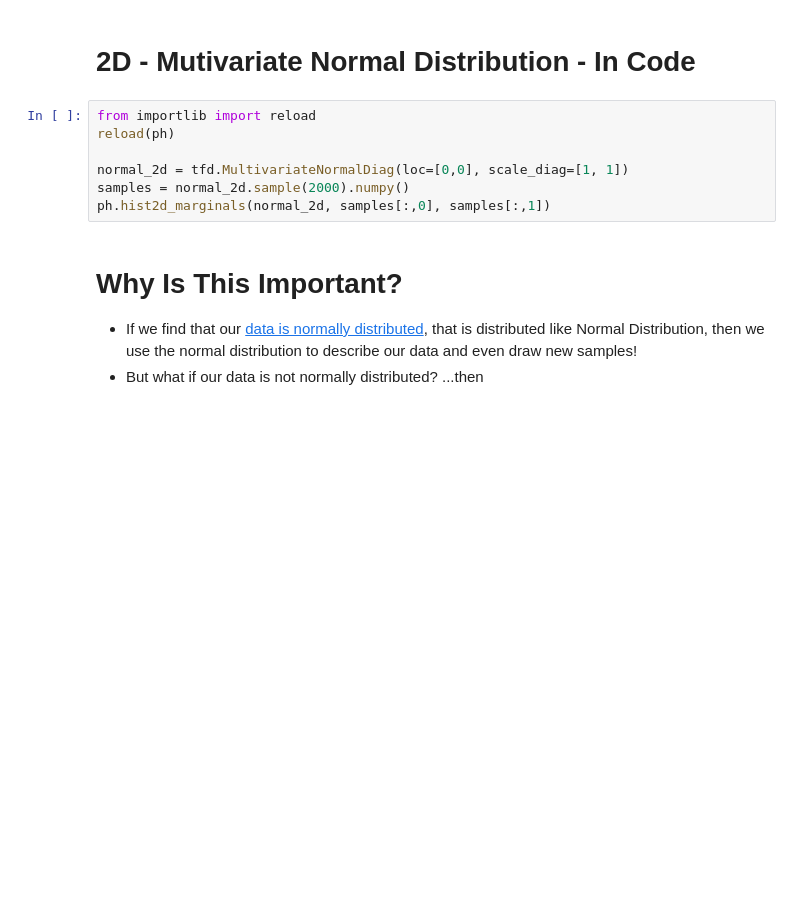
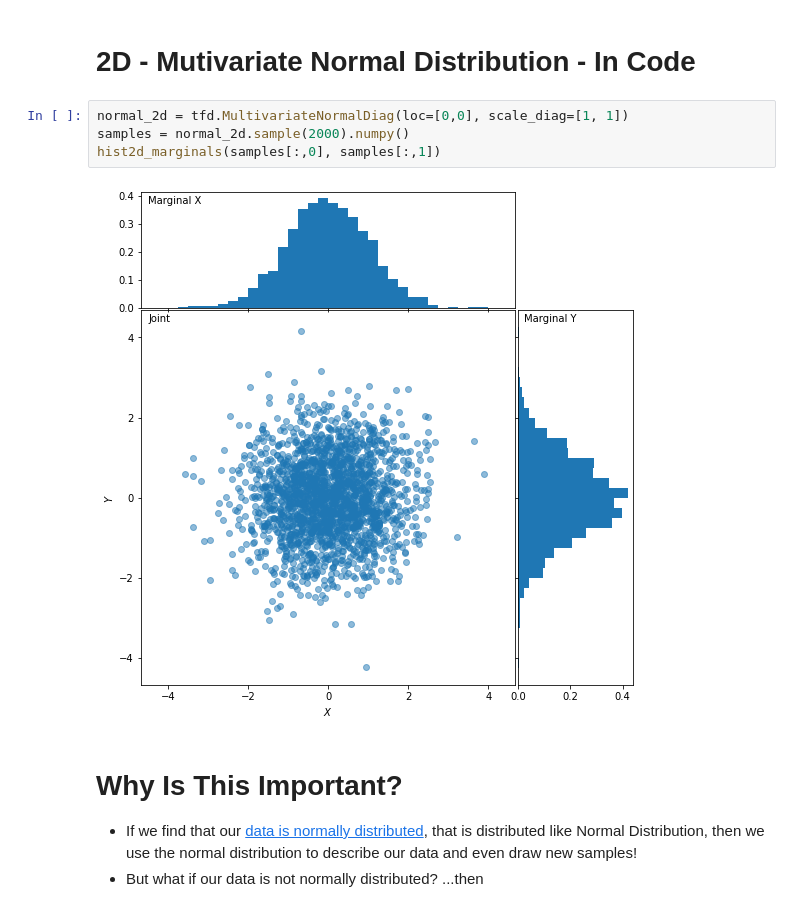
Before and after one commit to ryanhausen/normalizing_flows_example, a Jupyter notebook: NormalingFlows.ipynb, the cells around one changed output. Cells and saved outputs as stored; diff of their text form; blank space fills up the shorter version.

```diff
--- a/NormalingFlows.ipynb
+++ b/NormalingFlows.ipynb
@@ -102,12 +164,11 @@ $\mathcal{N}(\mathbf{\mu},\mathbf{\Sigma})$
 # %% [markdown]
 # 2D - Mutivariate Normal Distribution - In Code
 # %%
-from importlib import reload
-reload(ph)
-
 normal_2d = tfd.MultivariateNormalDiag(loc=[0,0], scale_diag=[1, 1])
 samples = normal_2d.sample(2000).numpy()
-ph.hist2d_marginals(normal_2d, samples[:,0], samples[:,1])
+hist2d_marginals(samples[:,0], samples[:,1])
+# %% [output]
+[figure, added]
 # %% [markdown]
 # Why Is This Important?
 
```
Also changed, not shown: parts of 10 cells of this notebook, 1 other file.
